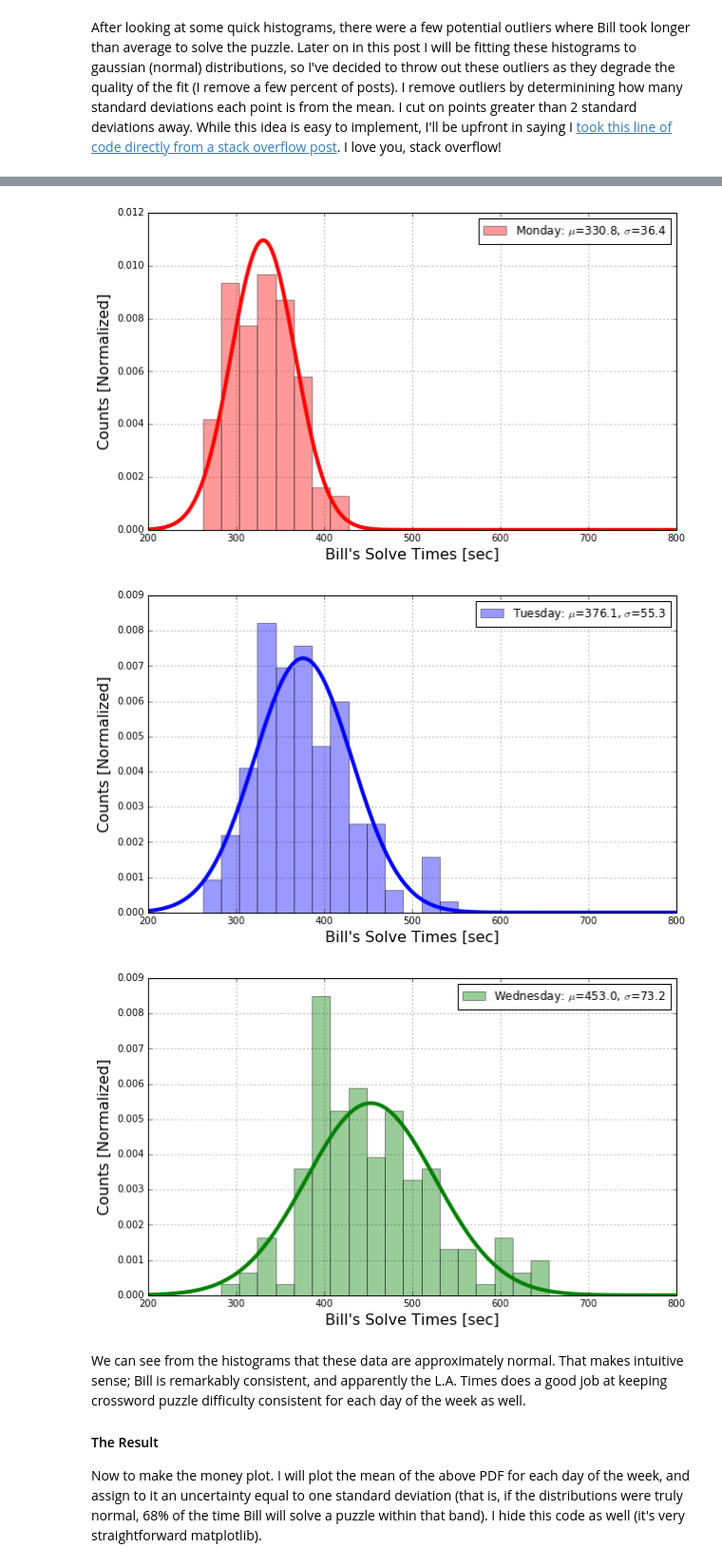
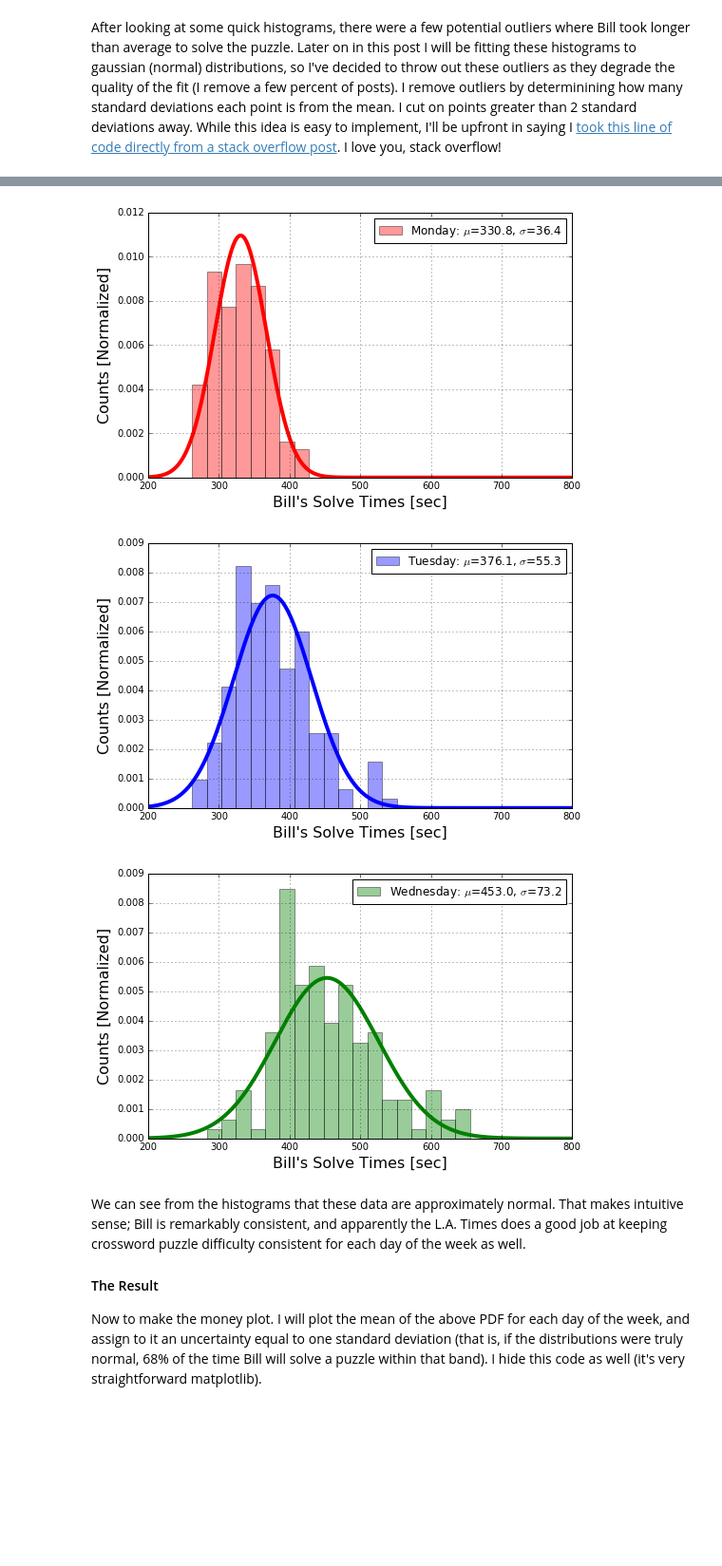
Before and after one commit to kaleko/blog, a Jupyter notebook: content/2016-7-7-xword-difficulty.ipynb, the cells around one changed output, grey strips where cells are left out. Shown: that part at 95% size. Drawn from its saved outputs; the diff is of its cells as text; code cells hidden in the pictures; blank space fills up the shorter version.

```diff
--- a/content/2016-7-7-xword-difficulty.ipynb
+++ b/content/2016-7-7-xword-difficulty.ipynb
@@ -137,15 +134,12 @@ for ipage in xrange(1,ndays,1):
 
     # Form the URL based on an obvious pattern
     myurl = 'http://www.laxcrossword.com/page/%d' % ipage
-    if not ipage % 100:
-        print 'Analyzing url %s ...' % myurl
 
     # Try to scrape the URL and catch/report any exceptions.
     try:
         thisTime, thisDay, thisAuthor = scrapeURL(myurl)
     except Exception as e:
         #print 'EXCEPTION: %s' % e
-        #print '  Exception occured on url: %s' % myurl
         continue
 
     # This covers rare failure modes where there are typos in the day of the week,
@@ -208,37 +191,37 @@ for day in viable_days:
     mu, std = norm.fit(times_trunk)
 
     # Store the results of the fit
     means_errs[day] = (mu, std)
 
     # Only plotting the first three days for blog post readability
     if day not in ['Monday', 'Tuesday', 'Wednesday']: continue
 
     # Use matplotlib to actually draw the histogram
-    myfig = plt.figure(figsize=(10,6))
+    myfig = plt.figure(figsize=(8,5))
     myhist = plt.hist(times_trunk,bins=bins, alpha=0.4, \
                       label='%s: $\mu$=%0.1f, $\sigma$=%0.1f'%(day,mu,std), \
                       normed=True, color=colors[day])
 
     # Plot the PDF on top of the histogram
     xmin, xmax = plt.xlim()
     x = np.linspace(xmin, xmax, 500)
     p = norm.pdf(x, mu, std)
     dummy = plt.plot(x, p, color=colors[day], linewidth=4)
     dummy = plt.grid(True)
     dummy = plt.xlabel('Bill\'s Solve Times [sec]',fontsize=16)
     dummy = plt.ylabel('Counts [Normalized]',fontsize=16)
     dummy = plt.legend(loc=1)
 # %% [output]
 Monday:         Fraction of data removed as outliers = 3.85%
 Tuesday:        Fraction of data removed as outliers = 1.92%
 Wednesday:      Fraction of data removed as outliers = 4.52%
 Thursday:       Fraction of data removed as outliers = 3.21%
 Friday:         Fraction of data removed as outliers = 5.77%
 Saturday:       Fraction of data removed as outliers = 4.52%
 Sunday:         Fraction of data removed as outliers = 2.56%
-[figure, old version]
+[figure, new version]
-[figure, old version]
+[figure, new version]
-[figure, old version]
+[figure, new version]
 # %% [markdown]
 We can see from the histograms that these data are approximately normal. That makes intuitive sense; Bill is remarkably consistent, and apparently the L.A. Times does a good job at keeping crossword puzzle difficulty consistent for each day of the week as well.
 
```
Also changed, not shown: parts of 8 cells of this notebook, 1 other file.
